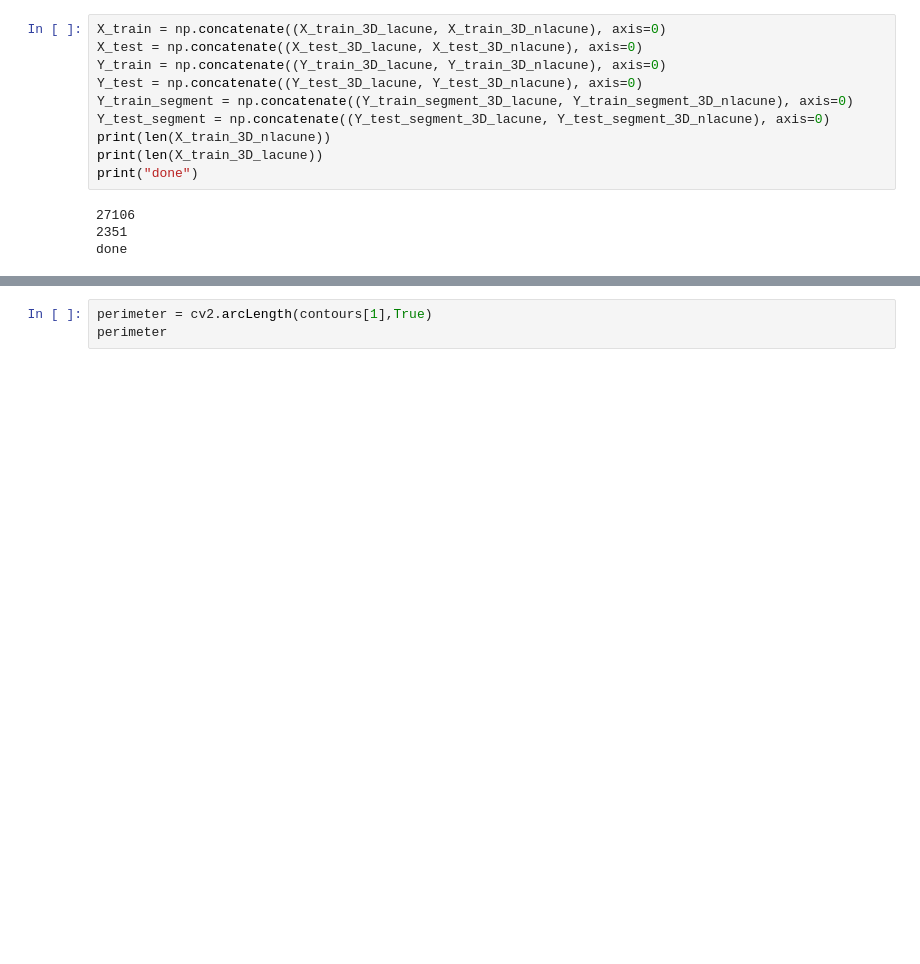
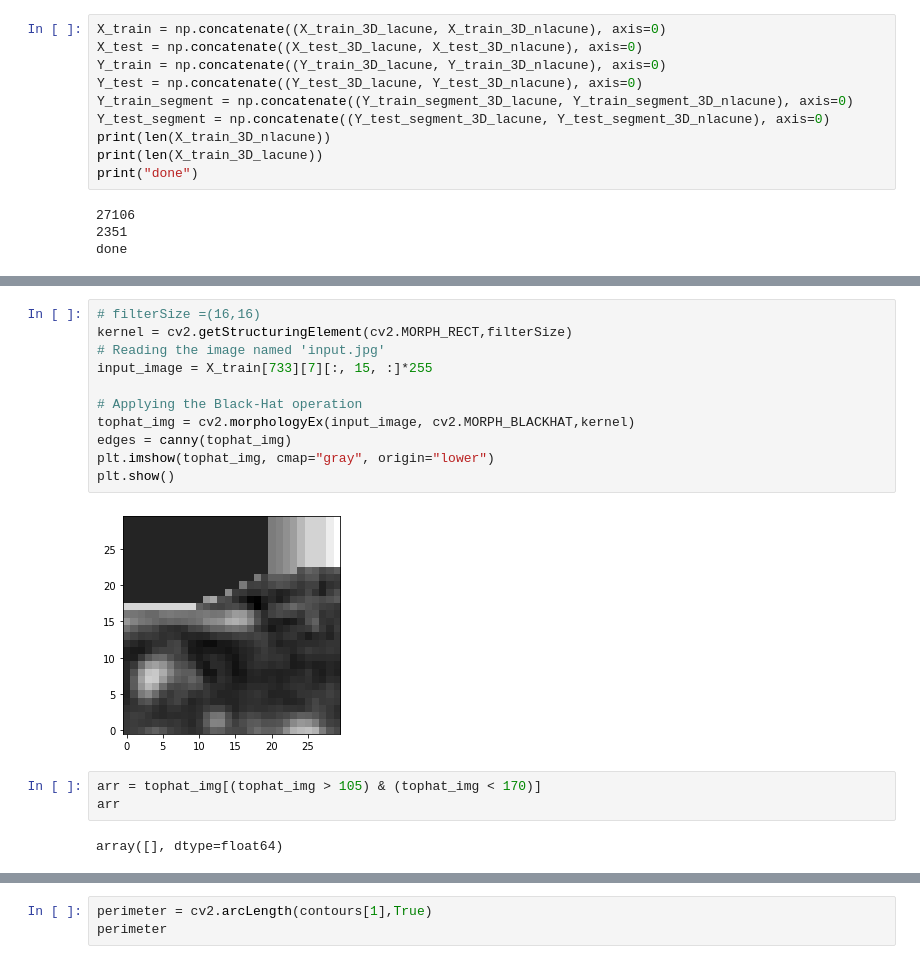
Before and after one commit to ellenwang1/ew-honoursthesis, a Jupyter notebook: Code/rf_iter_4.ipynb, the cells around one changed output, grey strips where cells are left out. Saved outputs shown, nothing was run; the diff lists cells and outputs as text; blank space fills up the shorter version.

```diff
--- a/Code/rf_iter_4.ipynb
+++ b/Code/rf_iter_4.ipynb
@@ -279,0 +286,18 @@ plt.show()
+# %%
+# filterSize =(16,16)
+kernel = cv2.getStructuringElement(cv2.MORPH_RECT,filterSize)
+# Reading the image named 'input.jpg'
+input_image = X_train[733][7][:, 15, :]*255
+
+# Applying the Black-Hat operation
+tophat_img = cv2.morphologyEx(input_image, cv2.MORPH_BLACKHAT,kernel)
+edges = canny(tophat_img)
+plt.imshow(tophat_img, cmap="gray", origin="lower")
+plt.show()
+# %% [output]
+[figure, added]
+# %%
+arr = tophat_img[(tophat_img > 105) & (tophat_img < 170)]
+arr
+# %% [output]
+array([], dtype=float64)
```
Also changed, not shown: parts of 12 cells of this notebook, 1 other file.
